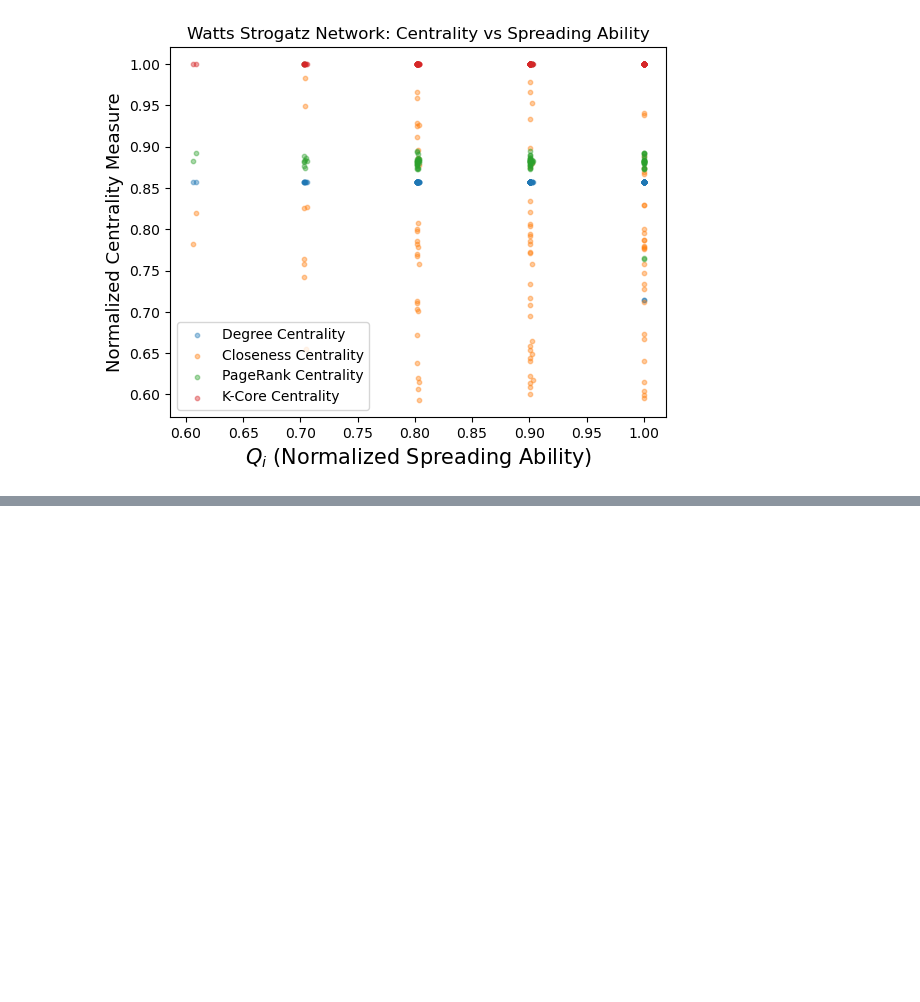
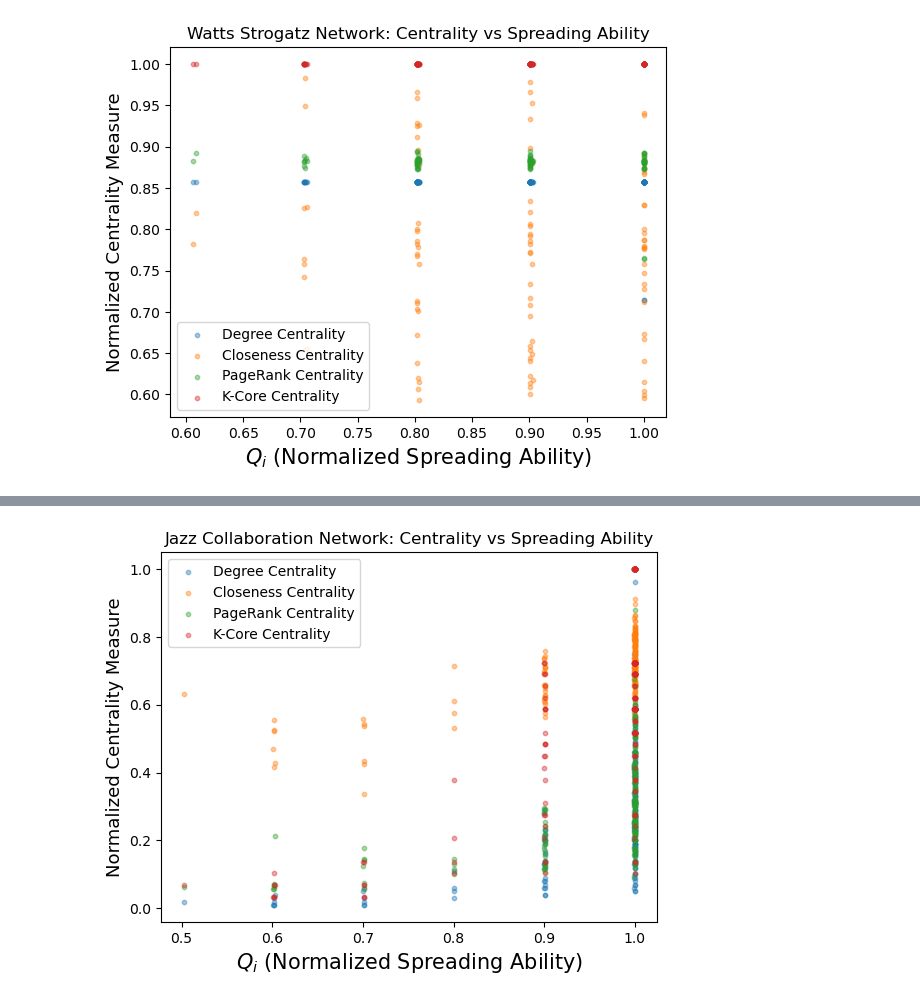
Before and after one commit to HuberNicolas/network-science-uzh, a Jupyter notebook: assignment-4/Assignment_04.ipynb, the cells around one changed output, grey strips where cells are left out. Saved outputs shown, nothing was run; the diff lists cells and outputs as text; code cells hidden in the pictures; blank space fills up the shorter version.

```diff
--- a/assignment-4/Assignment_04.ipynb
+++ b/assignment-4/Assignment_04.ipynb
@@ -1206,0 +1259,22 @@ plot_normalized_centrality_vs_spreading_ability(normalized_spreading_ability, no
+# %%
+# Perform the analysis on the Jazz Collaboration graph
+jazz_spreading_ability = adapted_simulate_SIR(jazz_collab_graph, beta=0.1, gamma=0.1, time_steps=100, sample_size=10)
+jazz_degree, jazz_closeness, jazz_pagerank, jazz_kcore = calculate_network_centrality_measures(jazz_collab_graph)
+
+# Normalize the centrality values
+jazz_degree_norm = normalize_centrality_values(jazz_degree)
+jazz_closeness_norm = normalize_centrality_values(jazz_closeness)
+jazz_pagerank_norm = normalize_centrality_values(jazz_pagerank)
+jazz_kcore_norm = normalize_centrality_values(jazz_kcore)
+
+# Plotting the results for the Jazz Collaboration graph
+plot_normalized_centrality_vs_spreading_ability(
+    normalize_centrality_values(jazz_spreading_ability),
+    jazz_degree_norm,
+    jazz_closeness_norm,
+    jazz_pagerank_norm,
+    jazz_kcore_norm,
+    'Jazz Collaboration Network: Centrality vs Spreading Ability'
+)
+# %% [output]
+[figure, added]
```
Also changed, not shown: parts of 7 cells of this notebook.
